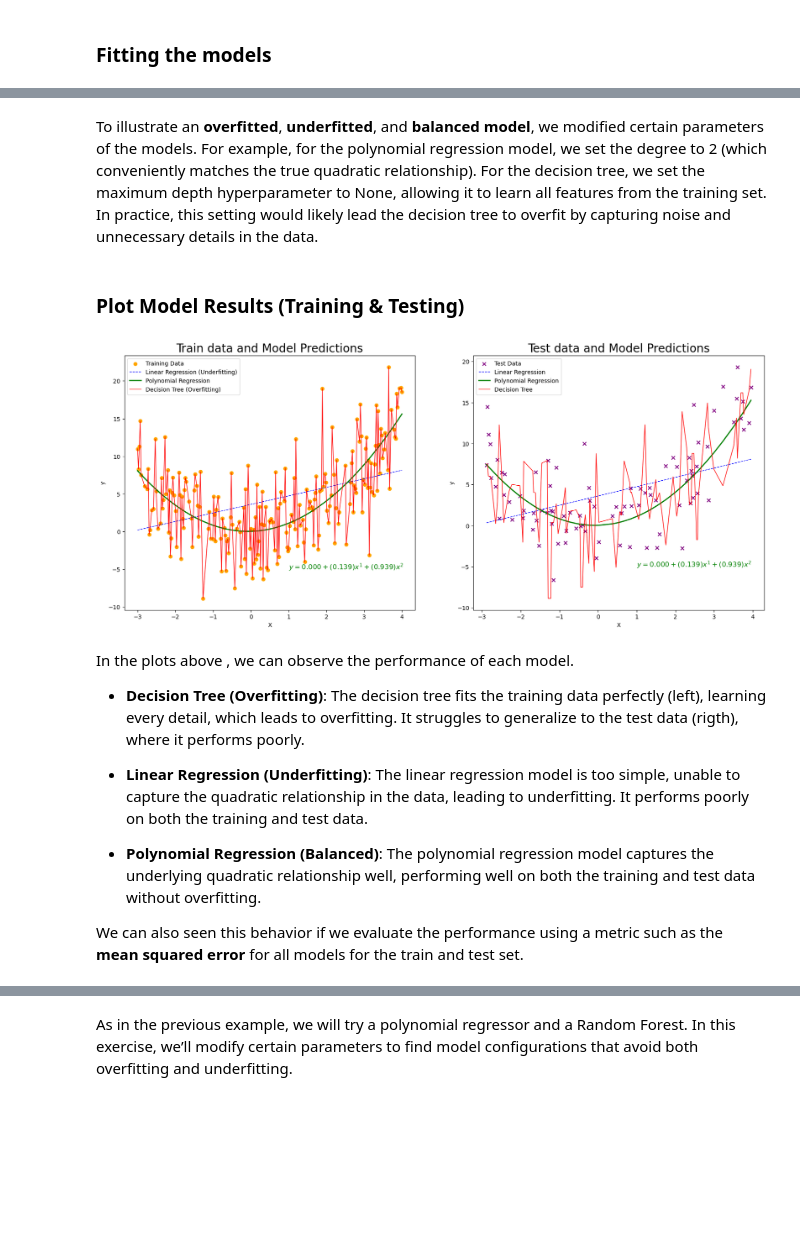
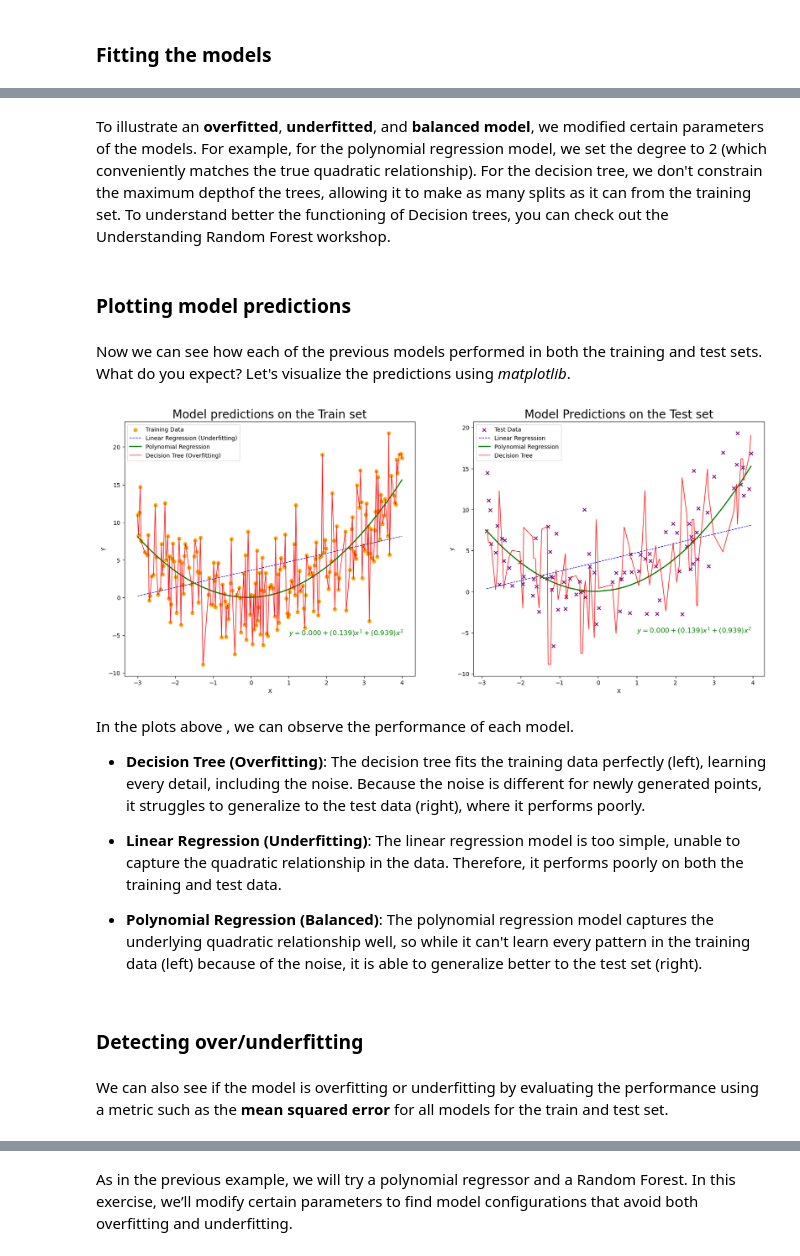
Before and after one commit to oriol-pomarol/codegeo_workshops, a Jupyter notebook: 6_underfitting_overfitting.ipynb, the cells around one changed output, grey strips where cells are left out. Drawn from its saved outputs; the diff is of its cells as text; code cells hidden in the pictures; blank space fills up the shorter version.

Commit message:
Reworked workshop (especially second part)

```diff
--- a/6_underfitting_overfitting.ipynb
+++ b/6_underfitting_overfitting.ipynb
@@ -95,7 +87,7 @@ from sklearn.tree import DecisionTreeRegressor
 from sklearn.preprocessing import PolynomialFeatures
 from sklearn.pipeline import make_pipeline
 
-## Training using Train Set
+## Fitting the models using the Train Set
 # Linear Regression Model
 lin_reg = LinearRegression()
 lin_reg.fit(X_train, y_train)
@@ -108,31 +100,33 @@ poly_reg.fit(X_train, y_train)
 tree_reg = DecisionTreeRegressor(max_depth=None)
 tree_reg.fit(X_train, y_train)
 
-## Fitting the models
+## Making predictions on Train and Test data
 
 ## Train data
 # Linear Regression Model
-y_pred_lin_train = lin_reg.predict(X_train_sorted)
+y_pred_lin_train = lin_reg.predict(X_train)
 
 # Polynomial Regression Model
-y_pred_poly_train = poly_reg.predict(X_train_sorted)
+y_pred_poly_train = poly_reg.predict(X_train)
 
 # Decision Tree Model
-y_pred_tree_train = tree_reg.predict(X_train_sorted)
+y_pred_tree_train = tree_reg.predict(X_train)
 
 ## Test data
 # Linear Regression Model
-y_pred_lin_test = lin_reg.predict(X_test_sorted)
+y_pred_lin_test = lin_reg.predict(X_test)
 
 # Polynomial Regression Model
-y_pred_poly_test = poly_reg.predict(X_test_sorted)
+y_pred_poly_test = poly_reg.predict(X_test)
 
 # Decision Tree Model
-y_pred_tree_test = tree_reg.predict(X_test_sorted)
+y_pred_tree_test = tree_reg.predict(X_test)
 # %% [markdown]
-To illustrate an **overfitted**, **underfitted**, and **balanced model**, we modified certain parameters of the models. For example, for the polynomial regression model, we set the degree to 2 (which conveniently matches the true quadratic relationship). For the decision tree, we set the maximum depth hyperparameter to None, allowing it to learn all features from the training set. In practice, this setting would likely lead the decision tree to overfit by capturing noise and unnecessary details in the data.
+To illustrate an **overfitted**, **underfitted**, and **balanced model**, we modified certain parameters of the models. For example, for the polynomial regression model, we set the degree to 2 (which conveniently matches the true quadratic relationship). For the decision tree, we don't constrain the maximum depthof the trees, allowing it to make as many splits as it can from the training set. To understand better the functioning of Decision trees, you can check out the Understanding Random Forest workshop.
-# %% [markdown]
-### Plot Model Results (Training & Testing)
+# %% [markdown]
+### Plotting model predictions
+# %% [markdown]
+Now we can see how each of the previous models performed in both the training and test sets. What do you expect? Let's visualize the predictions using *matplotlib*.
 # %%
 plt.figure(figsize=(20, 8))
 
@@ -140,52 +134,53 @@ plt.subplot(1,2,1)
 # Plot training data as scatter points
 plt.scatter(X_train, y_train, color='orange', label='Training Data')
 
 # Extract coefficients Polynomial Regression Model
 poly_coef = poly_reg.named_steps['linearregression'].coef_
 poly_formula_latex = f"$y = {poly_coef[0][0]:.3f} + ({poly_coef[0][1]:.3f})x^1 + ({poly_coef[0][2]:.3f})x^2$"
 
 # Plot predictions
-plt.plot(X_train_sorted, y_pred_lin_train, label='Linear Regression (Underfitting)', color='blue', linestyle='--', linewidth=1)
-plt.plot(X_train_sorted, y_pred_poly_train, label='Polynomial Regression', color='green', linestyle='-', linewidth=2)
-plt.plot(X_train_sorted, y_pred_tree_train, label='Decision Tree (Overfitting)', color='red', linestyle='-', linewidth=1)
+plt.plot(X_train, y_pred_lin_train, label='Linear Regression (Underfitting)', color='blue', linestyle='--', linewidth=1)
+plt.plot(X_train, y_pred_poly_train, label='Polynomial Regression', color='green', linestyle='-', linewidth=2)
+plt.plot(X_train, y_pred_tree_train, label='Decision Tree (Overfitting)', color='red', linestyle='-', linewidth=1)
 plt.text(1, -5, poly_formula_latex, fontsize=12, color='green')
 
 # Adding labels and legend
 plt.xlabel('X')
 plt.ylabel('y')
-plt.title('Train data and Model Predictions', fontsize= 20)
+plt.title('Model predictions on the Train set', fontsize= 20)
 plt.legend()
 #plt.show()
 
 plt.subplot(1,2,2)
 # Plot training data as scatter points
 plt.scatter(X_test, y_test, color='purple', label='Test Data',marker='x')
 
 # Plot predictions for the continuous range (smooth lines)
-plt.plot(X_test_sorted, y_pred_lin_test, label='Linear Regression', color='blue', linestyle='--', linewidth=1)
-plt.plot(X_test_sorted, y_pred_poly_test, label='Polynomial Regression', color='green', linestyle='-', linewidth=2)
-plt.plot(X_test_sorted, y_pred_tree_test, label='Decision Tree', color='red', linestyle='-', linewidth=1)
+plt.plot(X_test, y_pred_lin_test, label='Linear Regression', color='blue', linestyle='--', linewidth=1)
+plt.plot(X_test, y_pred_poly_test, label='Polynomial Regression', color='green', linestyle='-', linewidth=2)
+plt.plot(X_test, y_pred_tree_test, label='Decision Tree', color='red', linestyle='-', linewidth=1)
 
 plt.text(1, -5, poly_formula_latex, fontsize=12, color='green')
 
 # Adding labels and legend
 plt.xlabel('X')
 plt.ylabel('y')
-plt.title('Test data and Model Predictions',fontsize=20)
+plt.title('Model Predictions on the Test set',fontsize=20)
 plt.legend()
 plt.show()
 # %% [output]
-[figure, old version]
+[figure, new version]
 # %% [markdown]
 In the plots above , we can observe the performance of each model.
 
-- **Decision Tree (Overfitting)**: The decision tree fits the training data perfectly (left), learning every detail, which leads to overfitting. It struggles to generalize to the test data (rigth), where it performs poorly.
+- **Decision Tree (Overfitting)**: The decision tree fits the training data perfectly (left), learning every detail, including the noise. Because the noise is different for newly generated points, it struggles to generalize to the test data (right), where it performs poorly.
 
-- **Linear Regression (Underfitting)**: The linear regression model is too simple, unable to capture the quadratic relationship in the data, leading to underfitting. It performs poorly on both the training and test data.
+- **Linear Regression (Underfitting)**: The linear regression model is too simple, unable to capture the quadratic relationship in the data. Therefore, it performs poorly on both the training and test data.
 
-- **Polynomial Regression (Balanced)**: The polynomial regression model captures the underlying quadratic relationship well, performing well on both the training and test data without overfitting.
-
-
-We can also seen this behavior if we evaluate the performance using a metric such as the **mean squared error** for all models for the train and test set.
+- **Polynomial Regression (Balanced)**: The polynomial regression model captures the underlying quadratic relationship well, so while it can't learn every pattern in the training data (left) because of the noise, it is able to generalize better to the test set (right).
+# %% [markdown]
+### Detecting over/underfitting
+# %% [markdown]
+We can also see if the model is overfitting or underfitting by evaluating the performance using a metric such as the **mean squared error** for all models for the train and test set.
 # %%
 from sklearn.metrics import mean_squared_error
```
Also changed, not shown: parts of 61 cells of this notebook.
